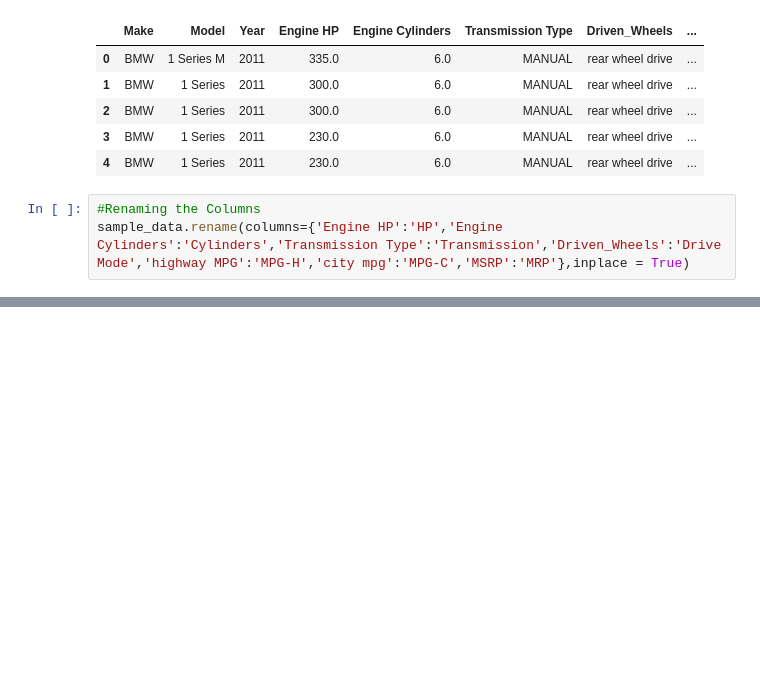
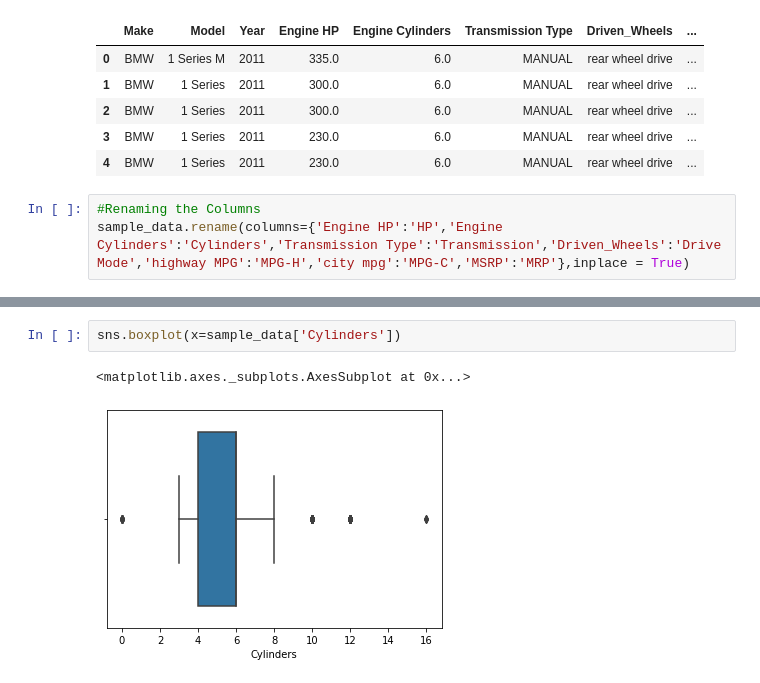
Before and after one commit to devkhetan/ML-Internship, a Jupyter notebook: ML_Internship_Project(B).ipynb, the cells around one changed output, grey strips where cells are left out. Saved outputs shown, nothing was run; the diff lists cells and outputs as text; blank space fills up the shorter version.

```diff
--- a/ML_Internship_Project(B).ipynb
+++ b/ML_Internship_Project(B).ipynb
@@ -131,0 +208,5 @@ sample_data.head()
+# %%
+sns.boxplot(x=sample_data['Cylinders'])
+# %% [output]
+<matplotlib.axes._subplots.AxesSubplot at 0x...>
+[figure, added]
```
Also changed, not shown: parts of 16 cells of this notebook.
